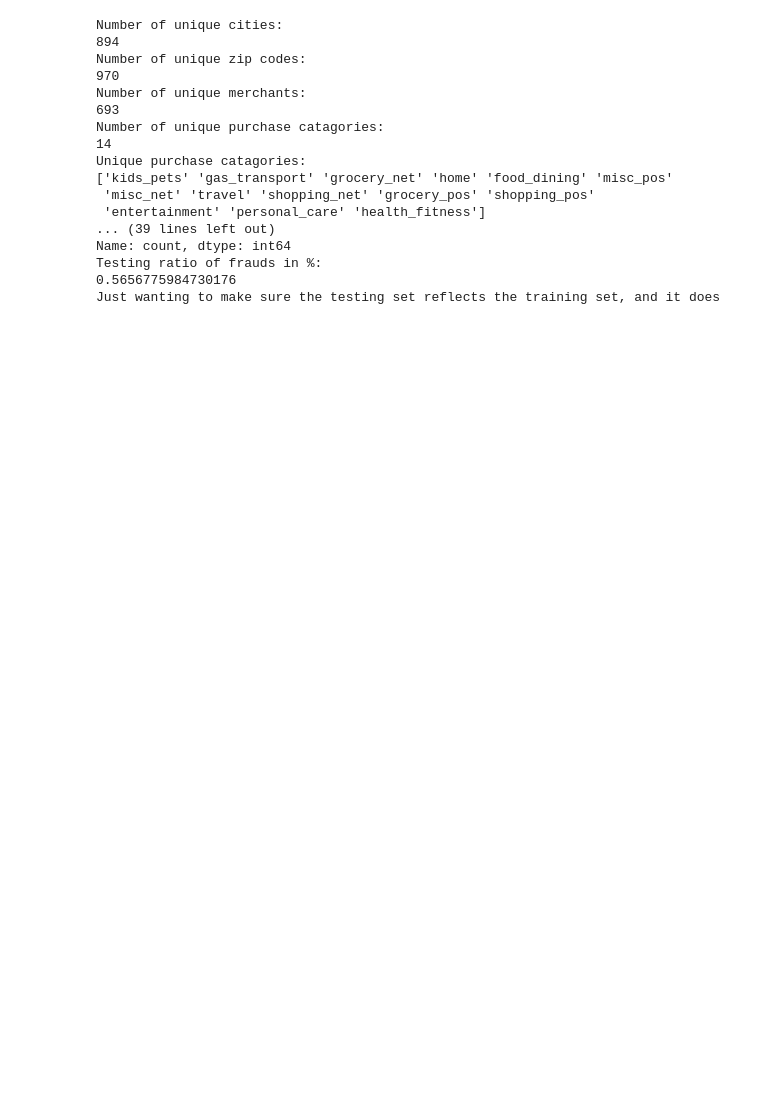
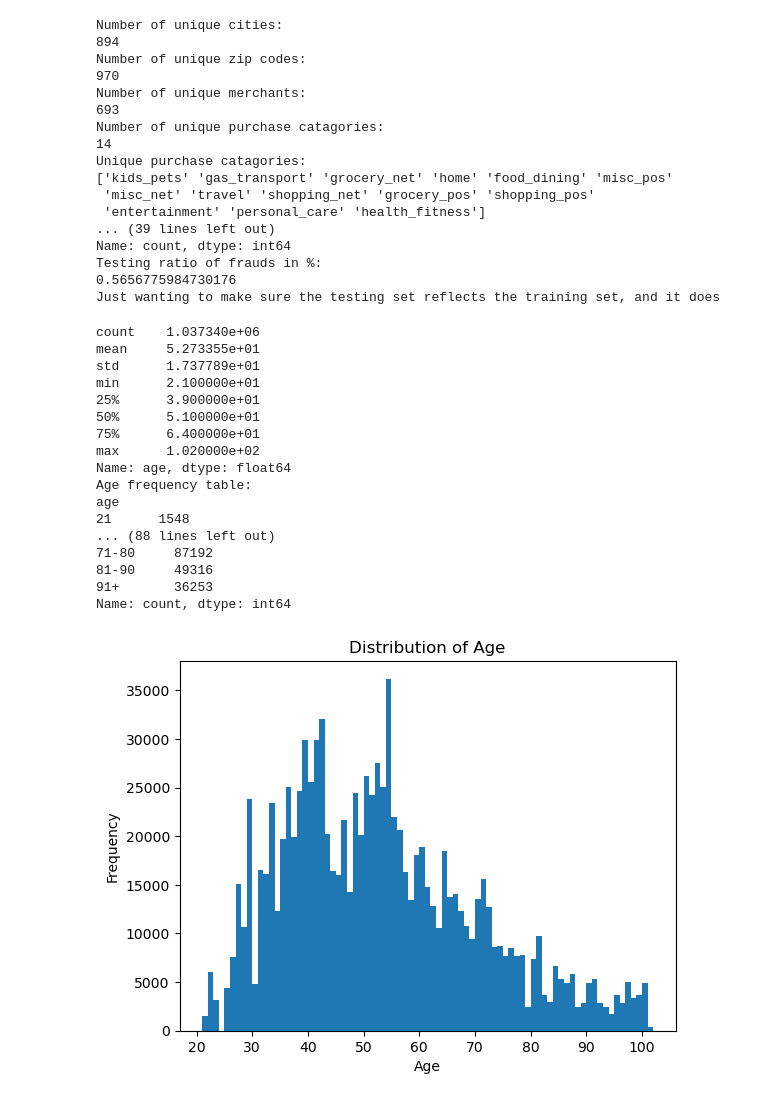
Before and after one commit to DartElina/CC_Fraud_Detection, a Jupyter notebook: CC_Fraud.ipynb, the cells around one changed output. Saved outputs shown, nothing was run; the diff lists cells and outputs as text; code cells hidden in the pictures; blank space fills up the shorter version.

```diff
--- a/CC_Fraud.ipynb
+++ b/CC_Fraud.ipynb
@@ -31,3 +31,12 @@ fraud_valid = pd.read_csv(file_path_valid)
 fraud_valid.rename(columns={fraud_valid.columns[0]: "id"}, inplace=True)
 
 fraud_valid = fraud_valid.set_index(fraud_valid.columns[0])
+# %%
+#Loading the tesing data
+file_path_pop = "Census_State_Pop_Ttls_2020-2025.csv"
+
+us_pop = pd.read_csv(file_path_pop)
+
+#fraud_valid.rename(columns={fraud_valid.columns[0]: "id"}, inplace=True)
+
+#fraud_valid = fraud_valid.set_index(fraud_valid.columns[0])
@@ -201,3 +300,50 @@ Name: count, dtype: int64
 Testing ratio of frauds in %:
 0.5656775984730176
 Just wanting to make sure the testing set reflects the training set, and it does
+# %%
+#Looking at age
+pd.set_option("display.max_rows", 100)
+print(training_data["age"].describe())
+print("Age frequency table:")
+print(training_data["age"].value_counts().sort_index())
+
+print("Age Group frequency table:")
+print(training_data["age_group"].value_counts().sort_index())
+
+
+plt.hist(training_data["age"], bins=81)
+
+plt.xlabel("Age")
+plt.ylabel("Frequency")
+plt.title("Distribution of Age")
+plt.show()
+
+######################################################
+
+training_data["age_group"].value_counts().reindex(age_labels).plot(kind="bar")
+
+plt.xlabel("Age Group")
+plt.ylabel("Frequency")
+plt.title("Distribution of Age Groups")
+#plt.xticks(rotation=45)
+
+plt.show()
+# %% [output]
+count    1.037340e+06
+mean     5.273355e+01
+std      1.737789e+01
+min      2.100000e+01
+25%      3.900000e+01
+50%      5.100000e+01
+75%      6.400000e+01
+max      1.020000e+02
+Name: age, dtype: float64
+Age frequency table:
+age
+21      1548
+... (88 lines left out)
+71-80     87192
+81-90     49316
+91+       36253
+Name: count, dtype: int64
+[figure, added]
```
Also changed, not shown: parts of 7 cells of this notebook, 1 other file.
